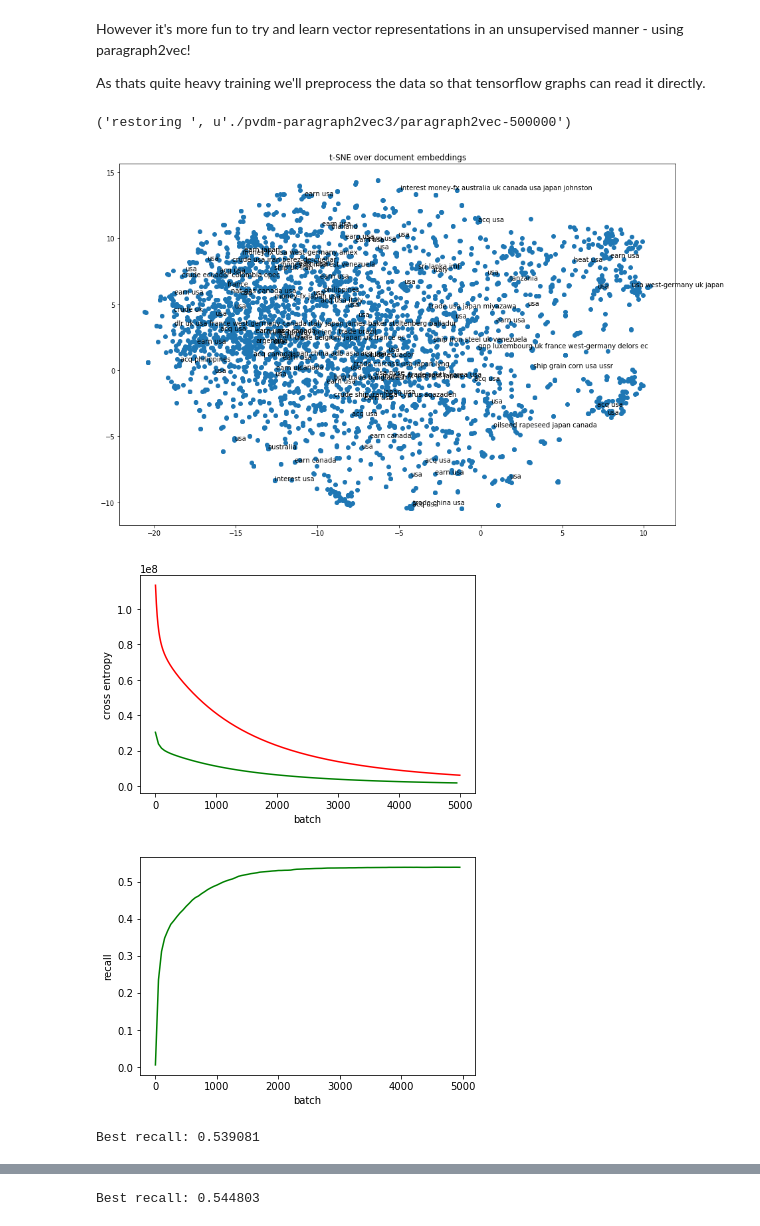
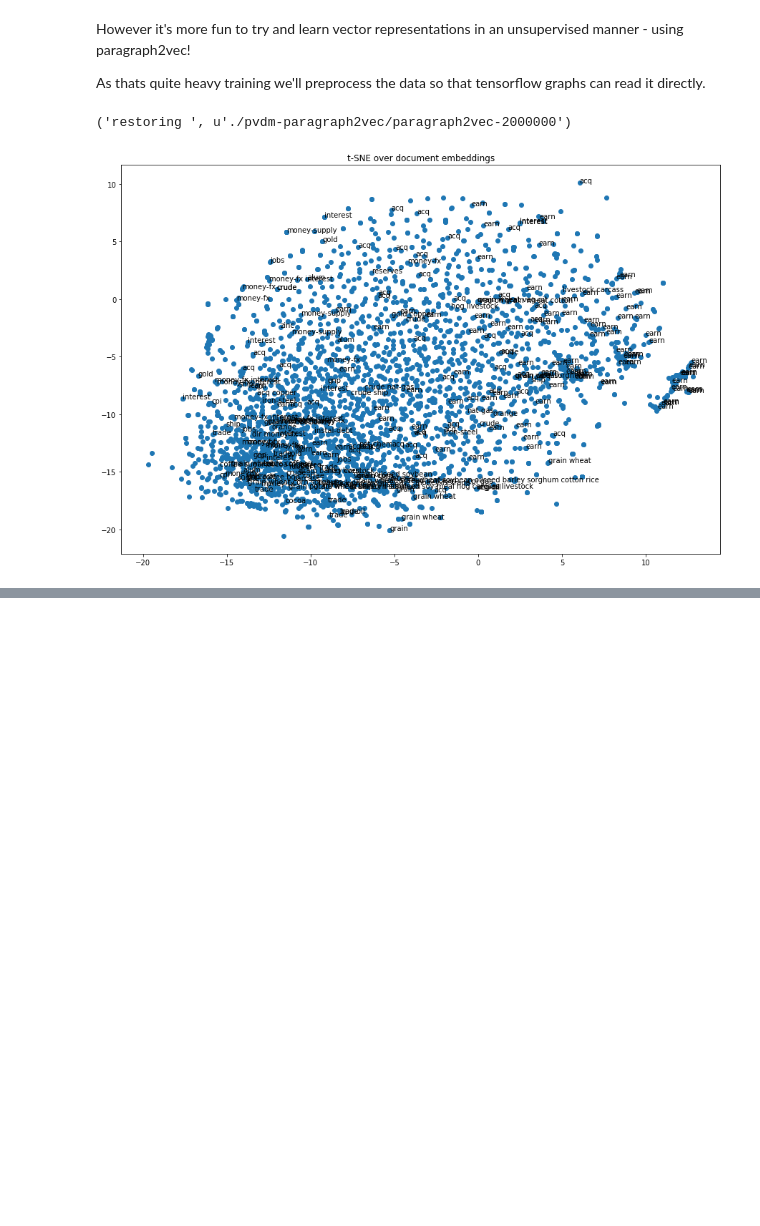
Before and after one commit to OlavHN/olavhn.github.io, a Jupyter notebook: reuters.ipynb, the cells around one changed output, grey strips where cells are left out. Cells and saved outputs as stored; diff of their text form; code cells hidden in the pictures; blank space fills up the shorter version.

```diff
--- a/reuters.ipynb
+++ b/reuters.ipynb
@@ -126,11 +128,10 @@ indices = np.array([[col, topic_index.get(row, topic_index['UNK'])]
 test_labels[indices[:,0], indices[:,1]] = 1
 # %%
 # Calculate an absolute baseline (use globally most frequent topics as prediction)
+from sklearn.metrics import f1_score
 
-words, _ = zip(*topics_c.most_common(20))
-acc = 0.
-for cs in test_classes:
-    acc += len(set(words[:len(cs)]) & set(cs)) / float(len(cs))
+freq_score = np.zeros((len(test_classes), num_topics))
+freq_score[:,:2] = 1
 
-print('Recall for topic frequency distribution is %f' % (acc / len(test_classes)))
+print('Recall for topic frequency distribution is %f' % f1_score(test_labels, freq_score, average='micro'))
 # %% [output]
@@ -147,7 +148,7 @@ def tsne(x, labels=None, title=None, num_points=3000):
     ax.scatter(x, y)
     if labels:
         for i, (x, y) in enumerate(data):
-            if i % (num_points / 100) == 0:
+            if i % (num_points / 500) == 0:
                 ax.annotate(' '.join(labels[i]), (x, y))
     plt.title(title)
     plt.show()
@@ -295,13 +293,9 @@ import random
 
 def write(file_name='examples.tf'):
     def get_docs():
-        # TODO: Cleaner test train merge
+        # TODO: backprop into test_set with fixed word embeddings
         docs = map(lambda x: (x, True), corpus) + map(lambda x: (x, False), test_corpus)
         cs = classes + test_classes
-        for i in range(len(docs)):
-            j = random.randint(0, len(docs) - 1)
-            docs[i], docs[j] = docs[j], docs[i]
-            cs[i], cs[j] = cs[j], cs[i]
 
         for i in range(len(docs)):
             d, train = docs[i]
@@ -341,9 +335,9 @@ def read_pvdm(epoch, batch, file_names=['p2v.tf']):
     batch_examples = tf.train.shuffle_batch(
         [serialized_example],
         batch_size=batch,
-        capacity=30000,
+        capacity=300000,
         num_threads=2,
-        min_after_dequeue=1000,
+        min_after_dequeue=100000,
         allow_smaller_final_batch=True)
 
     features = tf.parse_example(
@@ -399,7 +393,7 @@ with tf.Graph().as_default():
     with tf.Session() as sess:
         sess.run([tf.global_variables_initializer(),
                   tf.local_variables_initializer()])
-        ckpt = tf.train.get_checkpoint_state('./pvdm-paragraph2vec3')
+        ckpt = tf.train.get_checkpoint_state('./pvdm-paragraph2vec')
         if ckpt and ckpt.model_checkpoint_path:
             print('restoring ', ckpt.model_checkpoint_path)
             saver.restore(sess, ckpt.model_checkpoint_path)
@@ -412,7 +406,7 @@ with tf.Graph().as_default():
                 step, l_sg, _ = sess.run([global_step, L_sg, train_op])
 
                 if step % 100000 == 0:
-                    saver.save(sess, './pvdm-paragraph2vec3/paragraph2vec', global_step=step)
+                    saver.save(sess, './pvdm-paragraph2vec/paragraph2vec', global_step=step)
 
                 if step % 1000 == 0:
                     print(step, l_sg)
@@ -425,27 +419,22 @@ with tf.Graph().as_default():
 # %%
 import tensorflow as tf
 
 num_docs = len(corpus) + len(test_corpus)
 emb_size = 200
 
 with tf.Graph().as_default():
     docs = tf.get_variable('doc_weights', (num_docs, emb_size), dtype=tf.float32)
 
     saver = tf.train.Saver([docs])
     with tf.Session() as sess:
-        ckpt = tf.train.get_checkpoint_state('./pvdm-paragraph2vec3')
+        ckpt = tf.train.get_checkpoint_state('./pvdm-paragraph2vec')
         if ckpt and ckpt.model_checkpoint_path:
             print('restoring ', ckpt.model_checkpoint_path)
             saver.restore(sess, ckpt.model_checkpoint_path)
 
         emb = sess.run(docs)
 
-tsne(emb, test_classes, 't-SNE over document embeddings')
-classify(logreg, (emb[:len(corpus)], labels),(emb[len(corpus):], test_labels))
-classify(multilayer, (emb[:len(corpus)], labels),(emb[len(corpus):], test_labels))
+tsne(emb, classes, 't-SNE over document embeddings')
 # %% [output]
-('restoring ', u'./pvdm-paragraph2vec3/paragraph2vec-500000')
+('restoring ', u'./pvdm-paragraph2vec/paragraph2vec-2000000')
-[figure, old version]
+[figure, new version]
-[figure, removed]
-[figure, removed]
-Best recall: 0.539081
@@ -454 +440,0 @@ Best recall: 0.539081
-Best recall: 0.544803
```
Also changed, not shown: parts of 14 cells of this notebook, 1 other file.
